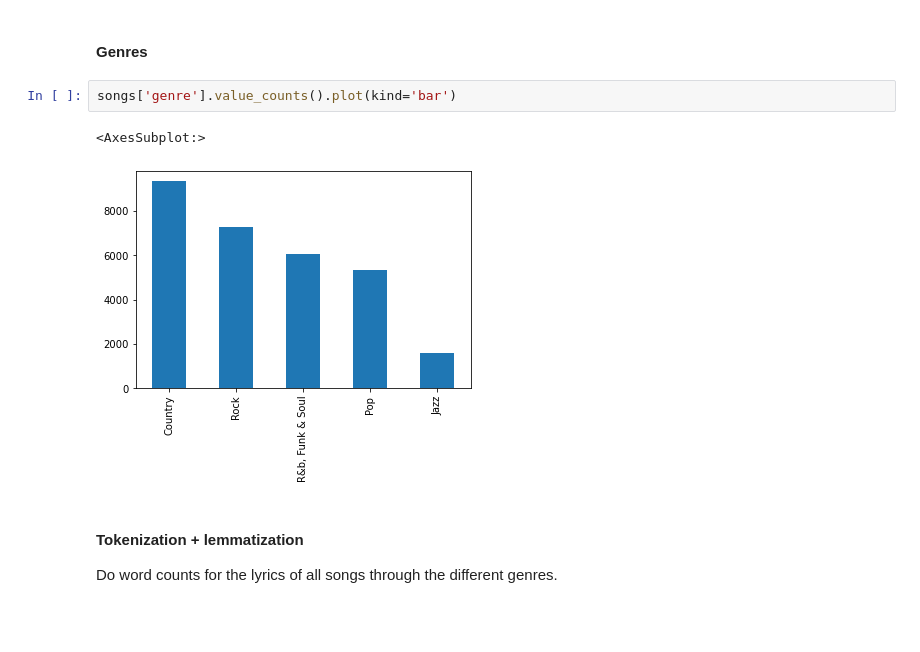
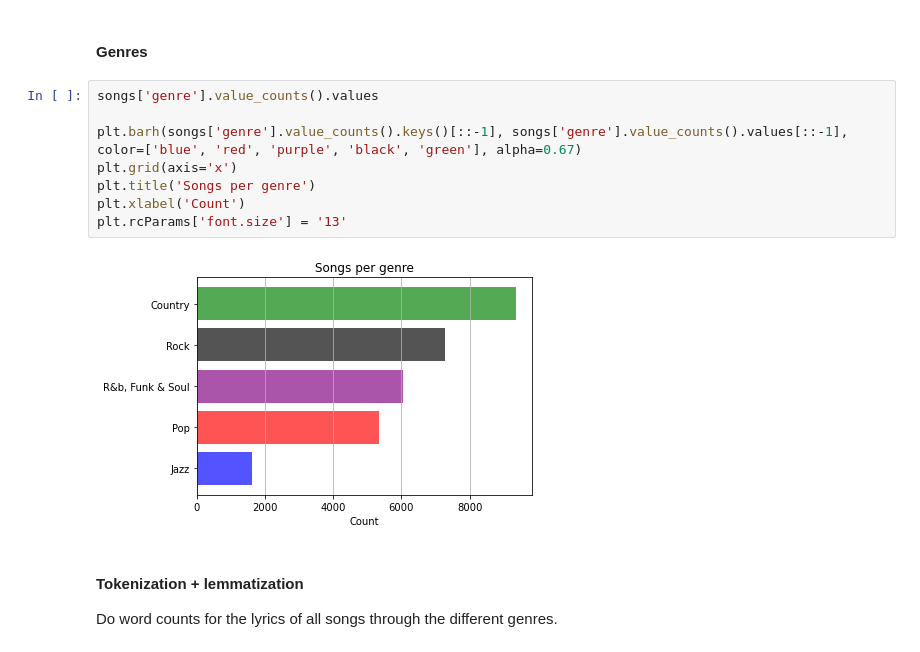
Before and after one commit to ThomasBench/ComputadorMusica, a Jupyter notebook: dataAnalysis.ipynb, the cells around one changed output. Cells and saved outputs as stored; diff of their text form; blank space fills up the shorter version.

```diff
--- a/dataAnalysis.ipynb
+++ b/dataAnalysis.ipynb
@@ -16,11 +20,16 @@ songs.head()
 | 4 | It Aint Me Babe (ver 3) | Johnny Cash | https://tabs.ultimate-guitar.com/... | Go 'way from my window leave at y... | ['A', 'Bm', 'A', 'E', 'A', 'A', '... | Country | It Aint Me Babe | en | Go 'way from my window leave at y... |
 # %% [markdown]
 #### Genres
-# %%
-songs['genre'].value_counts().plot(kind='bar')
-# %% [output]
-<AxesSubplot:>
-[figure, removed]
+# %%
+songs['genre'].value_counts().values
+
+plt.barh(songs['genre'].value_counts().keys()[::-1], songs['genre'].value_counts().values[::-1], color=['blue', 'red', 'purple', 'black', 'green'], alpha=0.67)
+plt.grid(axis='x')
+plt.title('Songs per genre')
+plt.xlabel('Count')
+plt.rcParams['font.size'] = '13'
+# %% [output]
+[figure, added]
 # %% [markdown]
 #### Tokenization + lemmatization
 Do word counts for the lyrics of all songs through the different genres.
```
Also changed, not shown: parts of 11 cells of this notebook, 2 other files.
